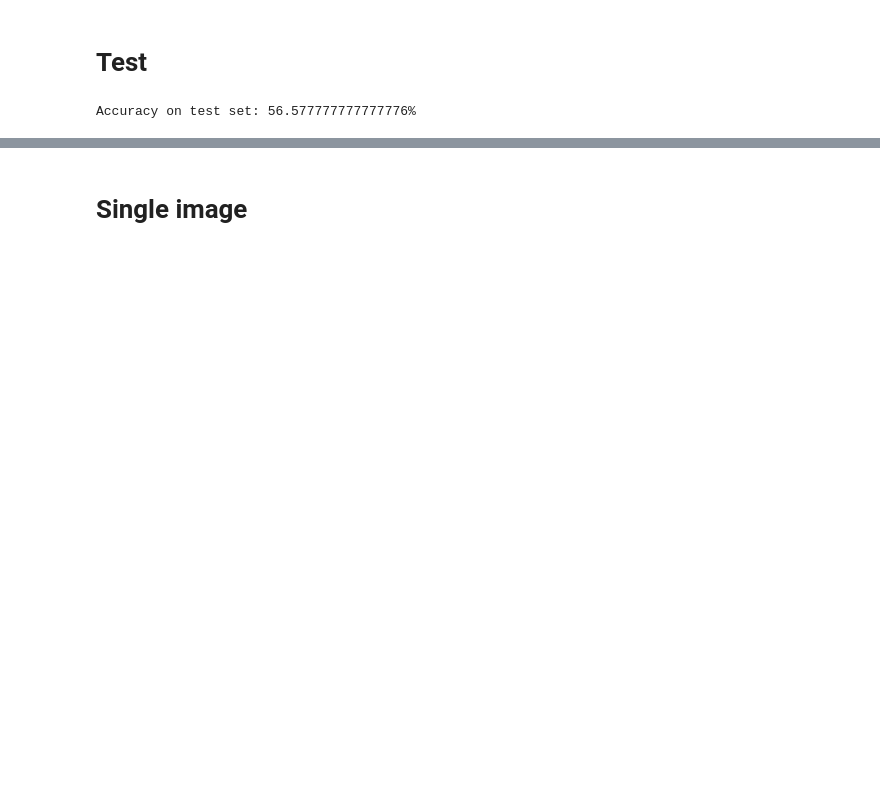
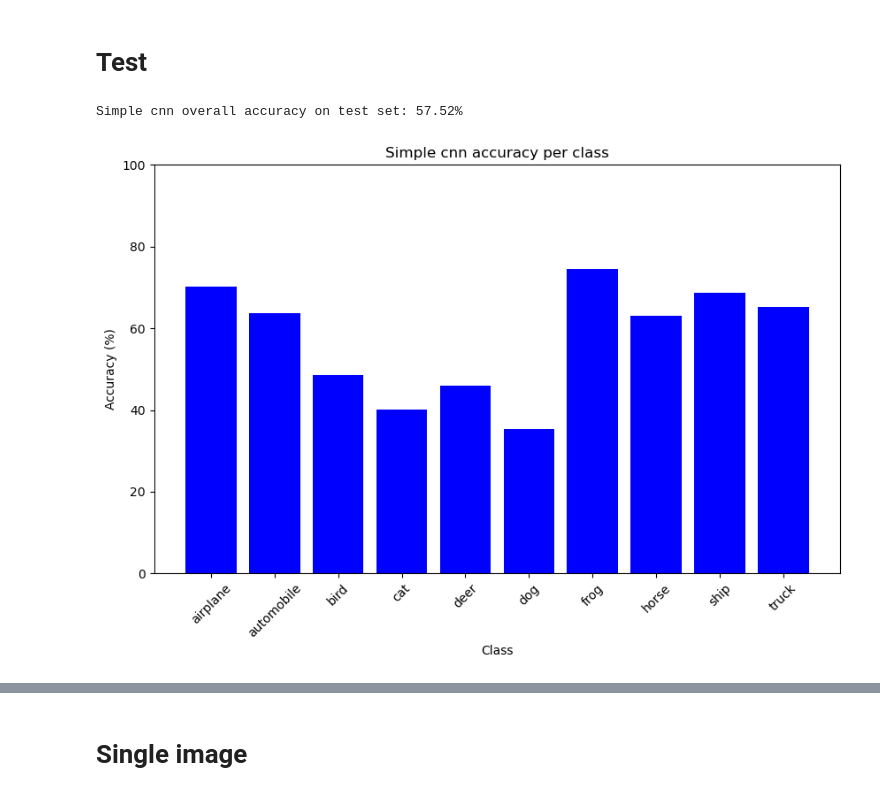
Before and after one commit to wojtek2288/dlm1, a Jupyter notebook: main.ipynb, the cells around one changed output, grey strips where cells are left out. Drawn from its saved outputs; the diff is of its cells as text; code cells hidden in the pictures; blank space fills up the shorter version.

```diff
--- a/main.ipynb
+++ b/main.ipynb
@@ -10,19 +20,21 @@ print("Is gpu available: " + str(torch.cuda.is_available()))
 Is gpu available: True
 # %%
 class SimpleCNN(nn.Module):
+    name = "Simple cnn"
+
     def __init__(self):
         super(SimpleCNN, self).__init__()
         self.conv1 = nn.Conv2d(3, 32, 3, padding=1)
         self.conv2 = nn.Conv2d(32, 64, 3, padding=1)
         self.pool = nn.MaxPool2d(2, 2)
         self.fc1 = nn.Linear(64 * 16 * 16, 64)
-        self.fc2 = nn.Linear(64, 10)  # Assuming 10 classes
+        self.fc2 = nn.Linear(64, NUMBER_OF_CLASSES)
         self.relu = nn.ReLU()
 
     def forward(self, x):
         x = self.pool(self.relu(self.conv1(x)))
         x = self.pool(self.relu(self.conv2(x)))
-        x = torch.flatten(x, 1)  # flatten all dimensions except batch
+        x = torch.flatten(x, 1)
         x = self.relu(self.fc1(x))
         x = self.fc2(x)
         return x
@@ -92,0 +109,2 @@ Epoch 5/5, Loss: 0.9163295030593872
+# %%
+train(model1, optimizer1)
@@ -93,18 +113,39 @@ Epoch 5/5, Loss: 0.9163295030593872
 # %% [markdown]
 # Test
-# %%
-model.eval()
-correct = 0
-total = 0
-
-with torch.no_grad():
-    for images, labels in test_loader:
-        images, labels = images.to(device), labels.to(device)
-        outputs = model(images)
-        _, predicted = torch.max(outputs.data, 1)
-        total += labels.size(0)
-        correct += (predicted == labels).sum().item()
-
-print(f'Accuracy on test set: {100 * correct / total}%')
-# %% [output]
-Accuracy on test set: 56.577777777777776%
+# %%
+def test_and_plot(model):
+    model.eval()
+    class_correct = dict.fromkeys(test_loader.dataset.classes, 0)
+    class_total = dict.fromkeys(test_loader.dataset.classes, 0)
+
+    with torch.no_grad():
+        for images, labels in test_loader:
+            images, labels = images.to(device), labels.to(device)
+            outputs = model(images)
+            _, predicted = torch.max(outputs.data, 1)
+            for label, prediction in zip(labels, predicted):
+                if label == prediction:
+                    class_correct[test_loader.dataset.classes[label]] += 1
+                class_total[test_loader.dataset.classes[label]] += 1
+
+    overall_correct = sum(class_correct.values())
+    overall_total = sum(class_total.values())
+    overall_accuracy = 100 * overall_correct / overall_total
+    print(f'{model.name} overall accuracy on test set: {overall_accuracy:.2f}%')
+
+    class_accuracies = {classname: 100 * class_correct[classname] / class_total[classname]
+                        for classname in class_correct}
+
+    plt.figure(figsize=(10, 6))
+    plt.bar(class_accuracies.keys(), class_accuracies.values(), color='blue')
+    plt.xlabel('Class')
+    plt.ylabel('Accuracy (%)')
+    plt.title(f'{model.name} accuracy per class')
+    plt.xticks(rotation=45)
+    plt.ylim([0, 100])
+    plt.show()
+# %%
+test_and_plot(model1)
+# %% [output]
+Simple cnn overall accuracy on test set: 57.52%
+[figure, added]
```
Also changed, not shown: parts of 10 cells of this notebook.
